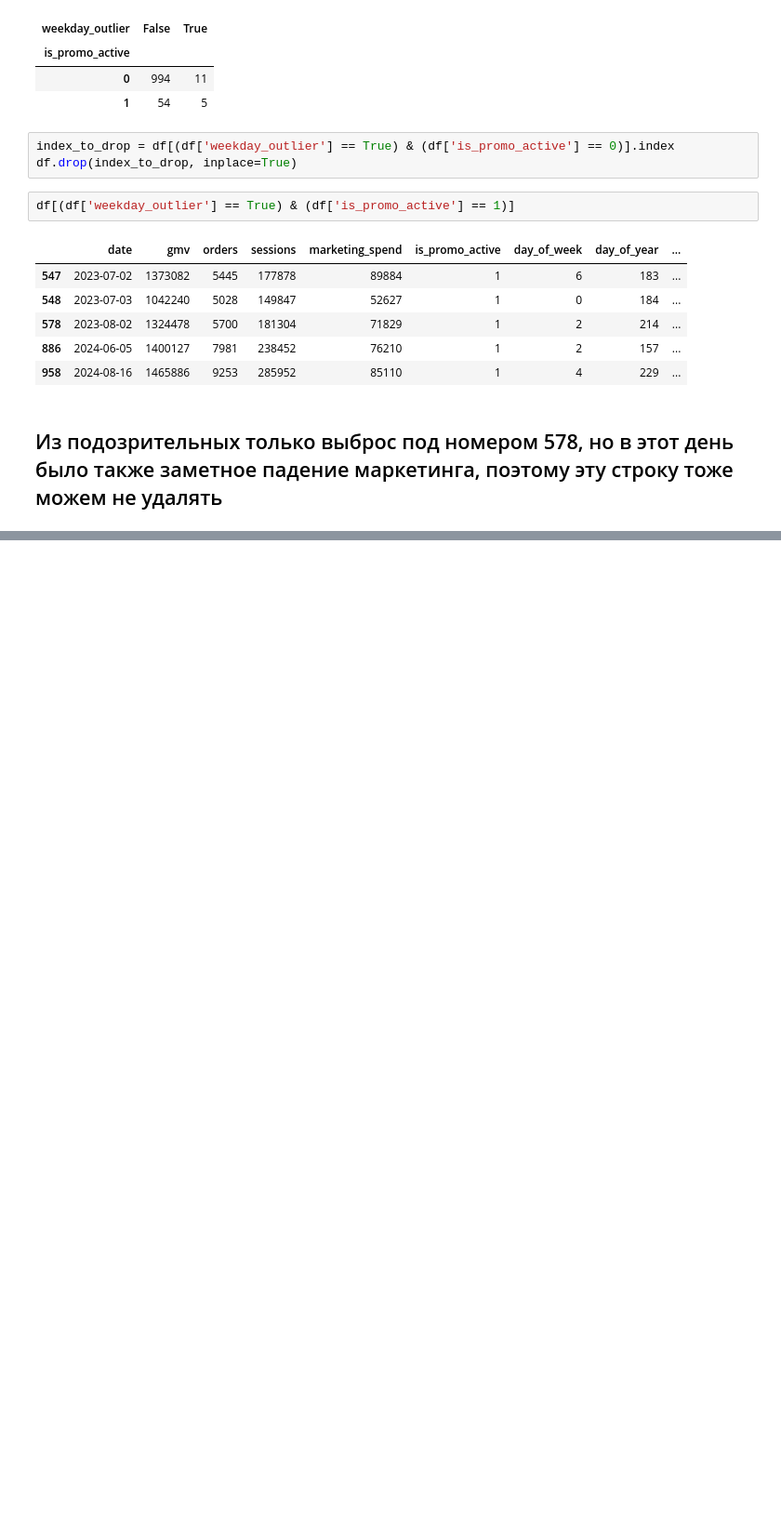
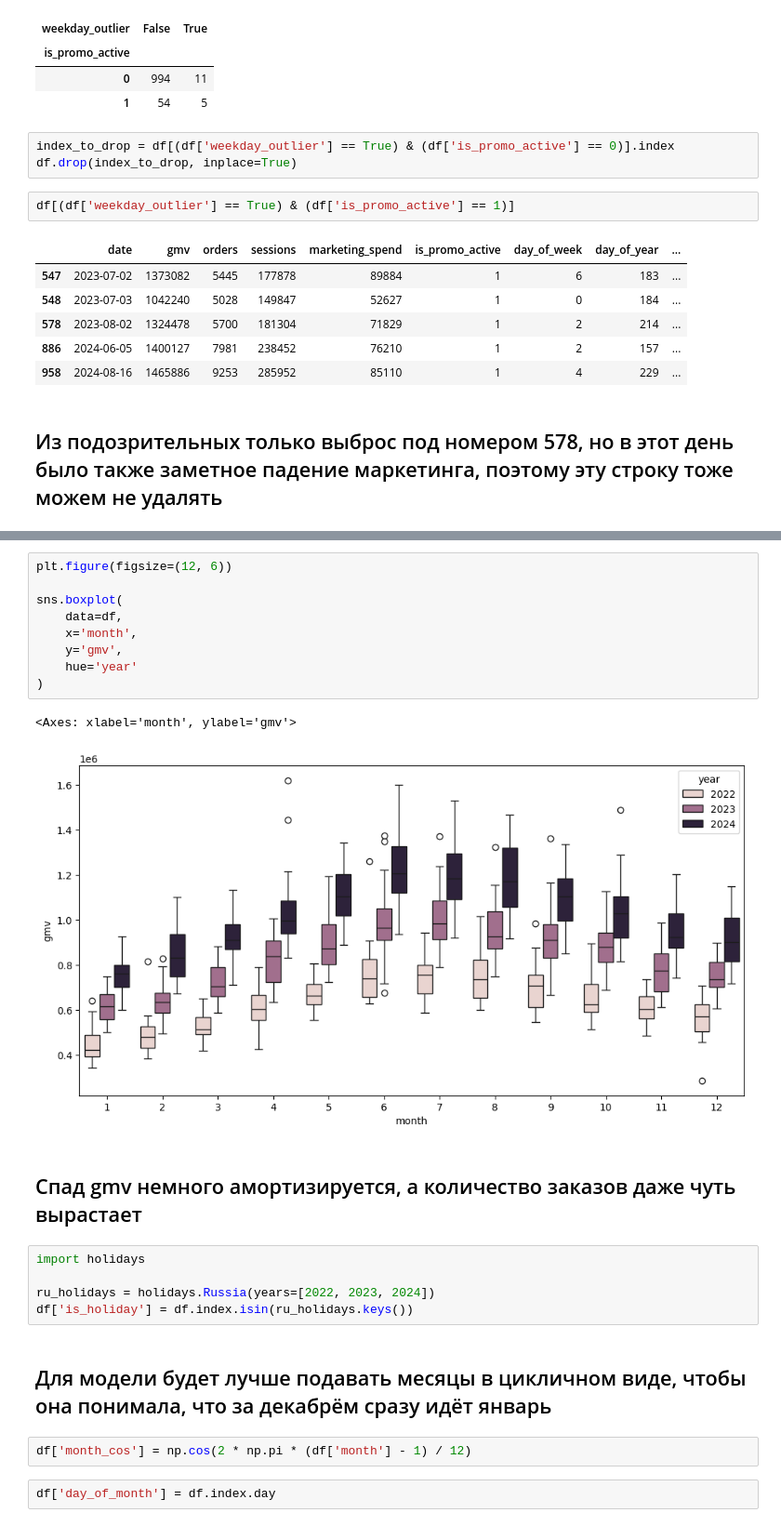
Before and after one commit to Sordid-Slug/test_ozon, a Jupyter notebook: model/forecast.ipynb, the cells around one changed output, grey strips where cells are left out. Shown at 93% size. Saved outputs shown, nothing was run; the diff lists cells and outputs as text; blank space fills up the shorter version.

```diff
--- a/model/forecast.ipynb
+++ b/model/forecast.ipynb
@@ -402,0 +441,25 @@ df[(df['weekday_outlier'] == True) & (df['is_promo_active'] == 1)]
+# %%
+plt.figure(figsize=(12, 6))
+
+sns.boxplot(
+    data=df,
+    x='month',
+    y='gmv',
+    hue='year'
+)
+# %% [output]
+<Axes: xlabel='month', ylabel='gmv'>
+[figure, added]
+# %% [markdown]
+## Спад gmv немного амортизируется, а количество заказов даже чуть вырастает
+# %%
+import holidays
+
+ru_holidays = holidays.Russia(years=[2022, 2023, 2024])
+df['is_holiday'] = df.index.isin(ru_holidays.keys())
+# %% [markdown]
+## Для модели будет лучше подавать месяцы в цикличном виде, чтобы она понимала, что за декабрём сразу идёт январь
+# %%
+df['month_cos'] = np.cos(2 * np.pi * (df['month'] - 1) / 12)
+# %%
+df['day_of_month'] = df.index.day
```
Also changed, not shown: parts of 16 cells of this notebook.
